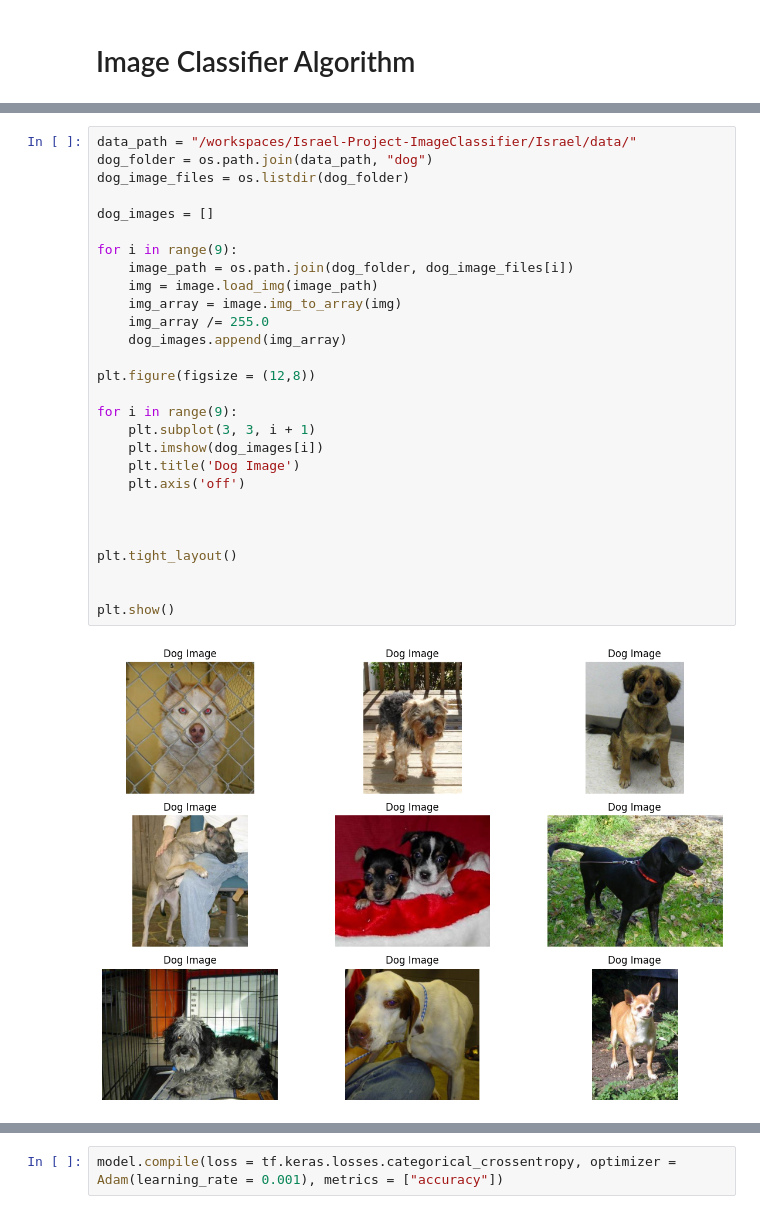
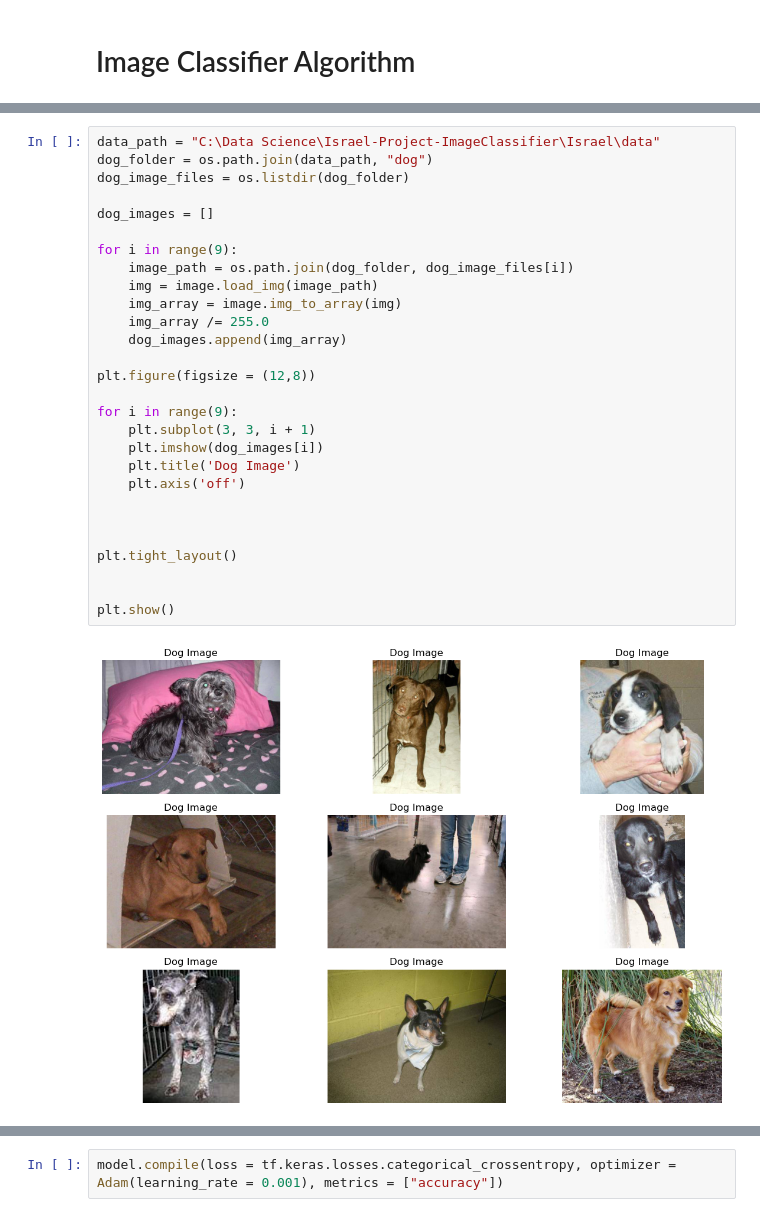
Before and after one commit to idellinger/ImageClassifier, a Jupyter notebook: Israel/project.ipynb, the cells around one changed output, grey strips where cells are left out. Saved outputs shown, nothing was run; the diff lists cells and outputs as text.

```diff
--- a/Israel/project.ipynb
+++ b/Israel/project.ipynb
@@ -14,31 +16,31 @@ from keras.callbacks import ModelCheckpoint, EarlyStopping
 # %%
-data_path = "/workspaces/Israel-Project-ImageClassifier/Israel/data/"
+data_path = "C:\Data Science\Israel-Project-ImageClassifier\Israel\data"
 dog_folder = os.path.join(data_path, "dog")
 dog_image_files = os.listdir(dog_folder)
 
 dog_images = []
 
 for i in range(9):
     image_path = os.path.join(dog_folder, dog_image_files[i])
     img = image.load_img(image_path)
     img_array = image.img_to_array(img)
     img_array /= 255.0
     dog_images.append(img_array)
 
 plt.figure(figsize = (12,8))
 
 for i in range(9):
     plt.subplot(3, 3, i + 1)
     plt.imshow(dog_images[i])
     plt.title('Dog Image')
     plt.axis('off')
 
 
 
 plt.tight_layout()
 
 
 plt.show()
 # %% [output]
-[figure, old version]
+[figure, new version]
 # %%
```
Also changed, not shown: parts of 7 cells of this notebook, 11 other files.
